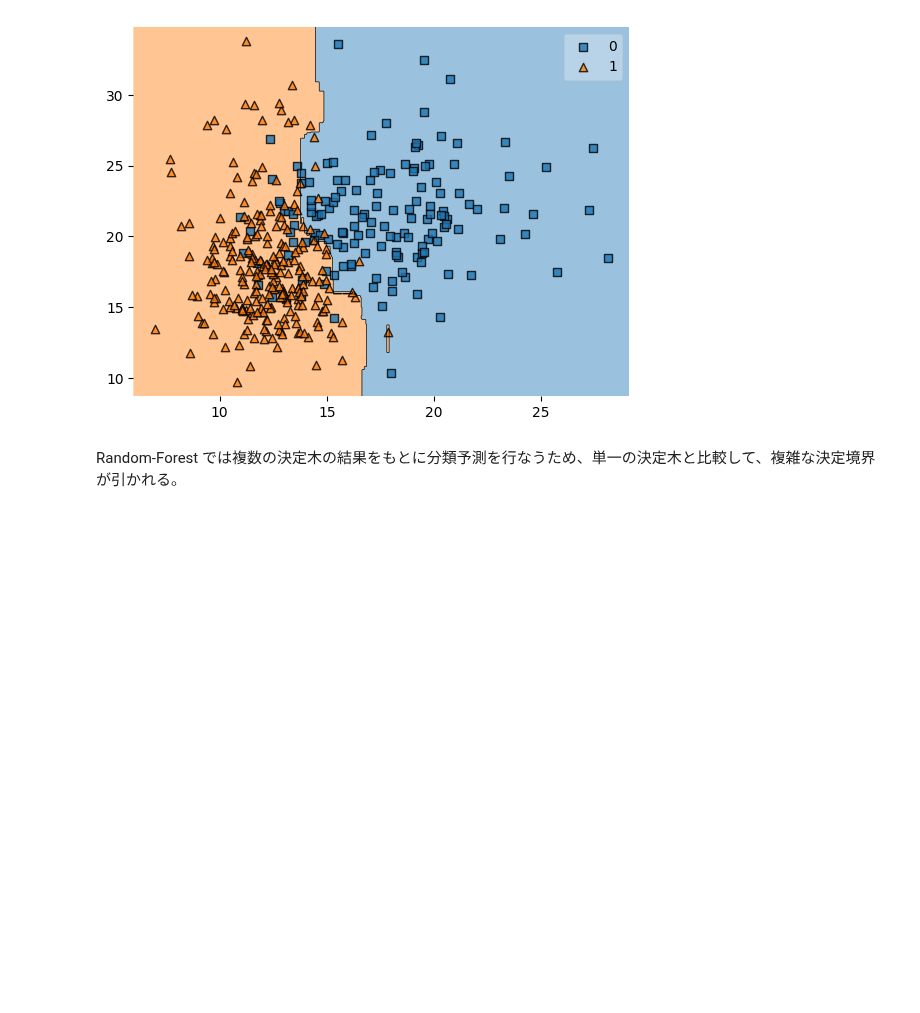
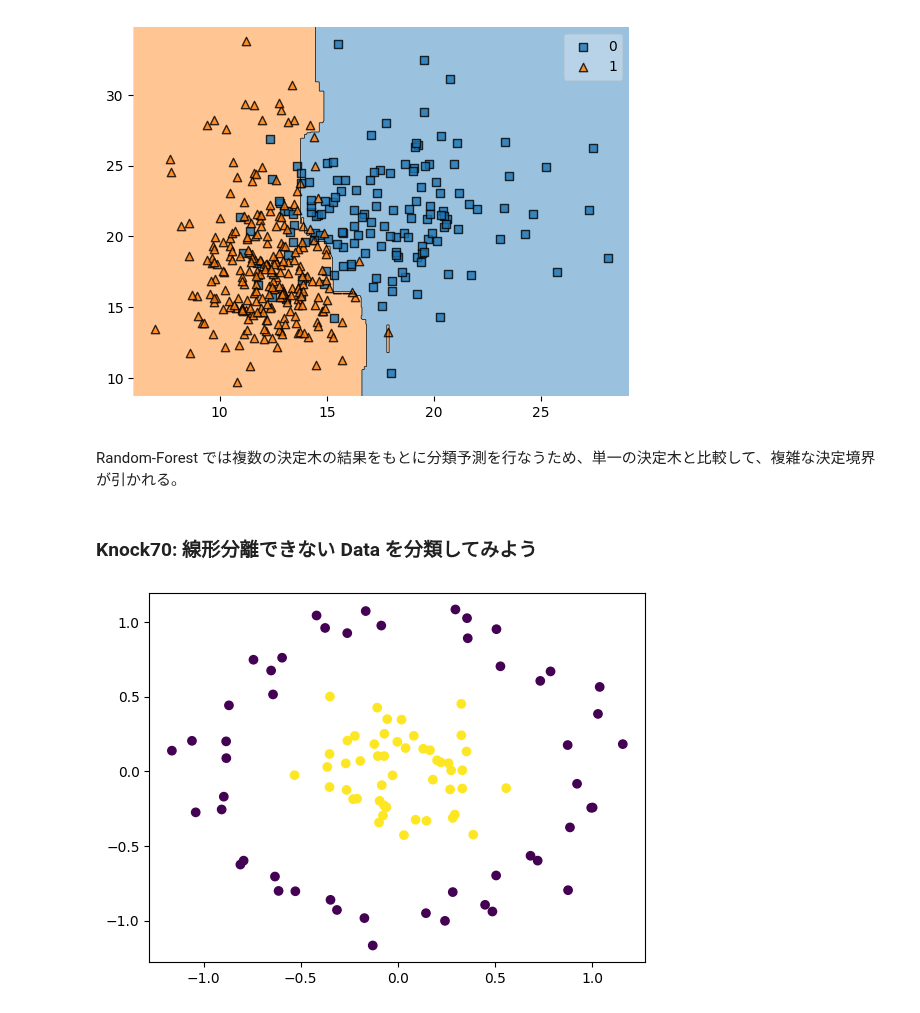
Before and after one commit to 1024xx4/ai_model_building_100, a Jupyter notebook: section07/section07.ipynb, the cells around one changed output. Saved outputs shown, nothing was run; the diff lists cells and outputs as text; code cells hidden in the pictures; blank space fills up the shorter version.

Commit message:
Analy: 線形分離できない Data を分類してみる#13

```diff
--- a/section07/section07.ipynb
+++ b/section07/section07.ipynb
@@ -307,3 +307,15 @@ plt.show()
 [figure]
 # %% [markdown]
 Random-Forest では複数の決定木の結果をもとに分類予測を行なうため、単一の決定木と比較して、複雑な決定境界が引かれる。
+# %% [markdown]
+### Knock70: 線形分離できない Data を分類してみよう
+# %%
+# 円形 Data の生成
+from sklearn.datasets import make_circles
+
+X_circle, y_circle = make_circles(random_state=42, n_samples=100, noise=0.1, factor=0.3)
+
+plt.scatter(X_circle[:, 0], X_circle[:, 1], c=y_circle)
+plt.show()
+# %% [output]
+[figure, added]
```
Also changed, not shown: parts of 3 cells of this notebook.
